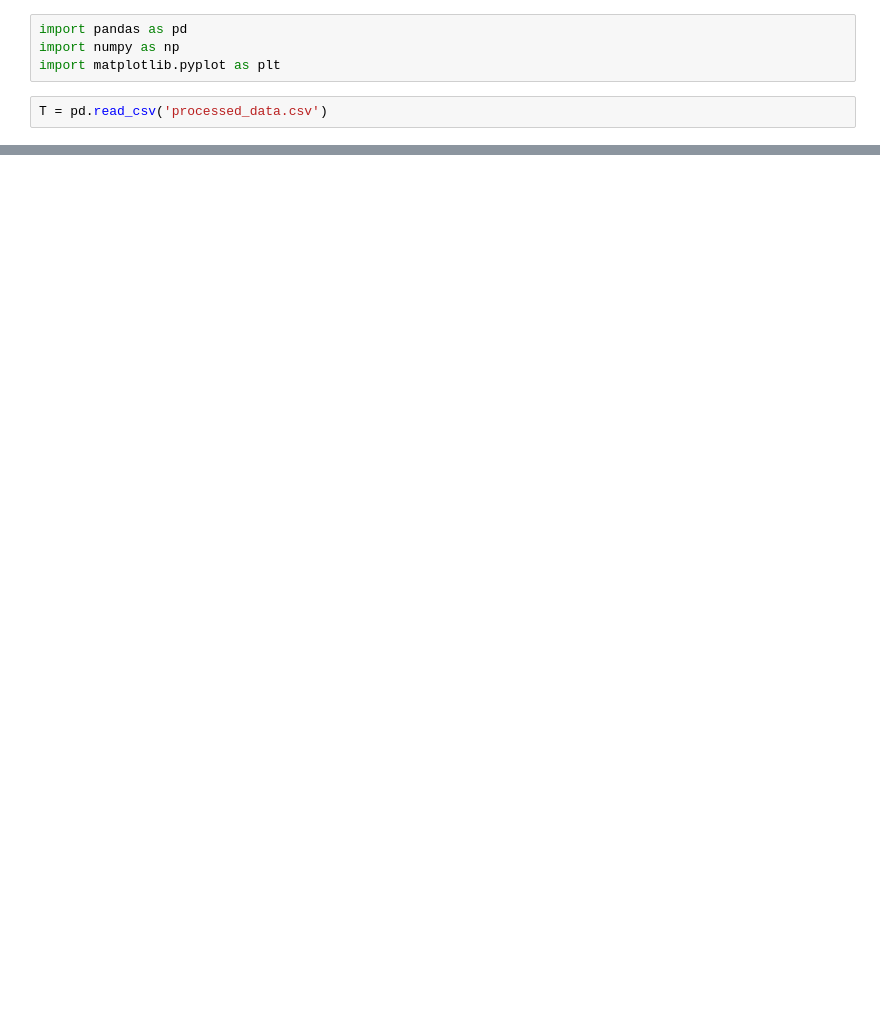
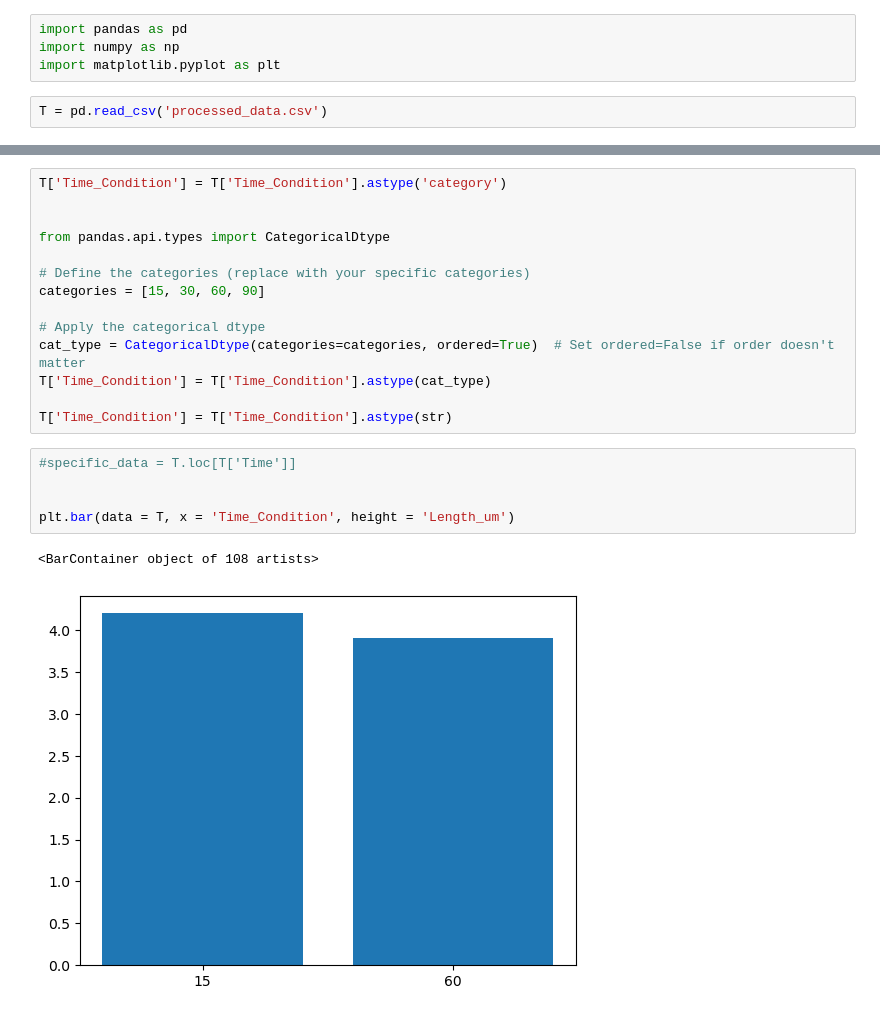
Before and after one commit to rltinio/ImageAnalysis, a Jupyter notebook: Integral_Visualizations.ipynb, the cells around one changed output, grey strips where cells are left out. Cells and saved outputs as stored; diff of their text form; blank space fills up the shorter version.

```diff
--- a/Integral_Visualizations.ipynb
+++ b/Integral_Visualizations.ipynb
@@ -144,0 +241,22 @@ Effect size (GFP): 8.95
+# %%
+T['Time_Condition'] = T['Time_Condition'].astype('category')
+
+
+from pandas.api.types import CategoricalDtype
+
+# Define the categories (replace with your specific categories)
+categories = [15, 30, 60, 90]
+
+# Apply the categorical dtype
+cat_type = CategoricalDtype(categories=categories, ordered=True)  # Set ordered=False if order doesn't matter
+T['Time_Condition'] = T['Time_Condition'].astype(cat_type)
+
+T['Time_Condition'] = T['Time_Condition'].astype(str)
+# %%
+#specific_data = T.loc[T['Time']]
+
+
+plt.bar(data = T, x = 'Time_Condition', height = 'Length_um')
+# %% [output]
+<BarContainer object of 108 artists>
+[figure, added]
```
Also changed, not shown: parts of 2 cells of this notebook, 1 other file.
